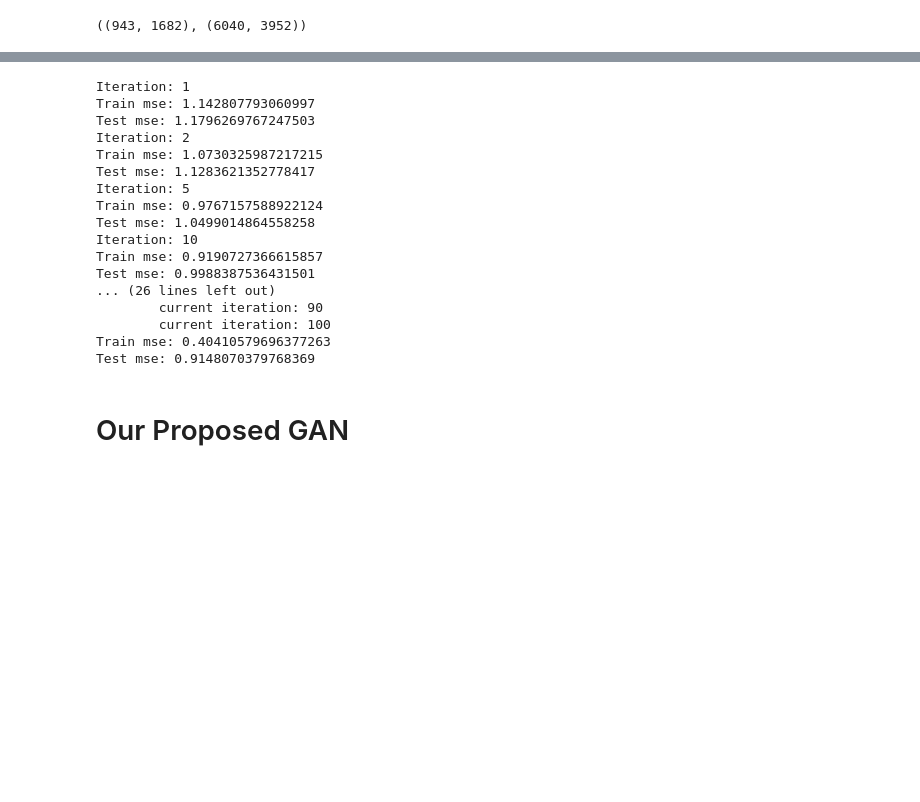
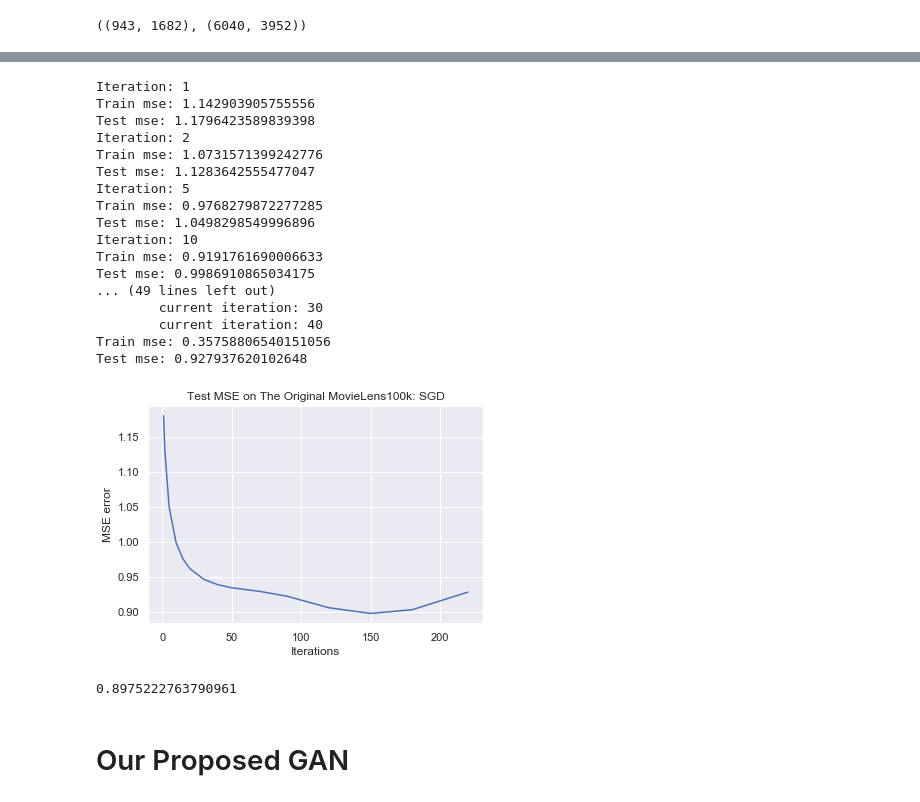
Before and after one commit to DavidTsat/master_thesis_project, a Jupyter notebook: final.ipynb, the cells around one changed output, grey strips where cells are left out. Saved outputs shown, nothing was run; the diff lists cells and outputs as text; code cells hidden in the pictures; blank space fills up the shorter version.

```diff
--- a/final.ipynb
+++ b/final.ipynb
@@ -451,25 +422,33 @@ Test mse: 9.152593151189302
 # %%
-MF_SGD = ExplicitMF(train_100k, 40, learning='sgd', verbose=True)
-iter_array = [1, 2, 5, 10, 25, 50, 100, 200]
-MF_SGD.calculate_learning_curve(iter_array, test_100k, learning_rate=0.001)
+# We are using the best fine tuned hyperparameters of the blog post for evaluation
+mf_sgd_100k = ExplicitMF(train_100k, 40, learning='sgd', verbose=True)
+mf_sgd_100k.calculate_learning_curve(iter_array, test_100k, learning_rate=0.001)
 # %% [output]
 Iteration: 1
-Train mse: 1.142807793060997
-Test mse: 1.1796269767247503
+Train mse: 1.142903905755556
+Test mse: 1.1796423589839398
 Iteration: 2
-Train mse: 1.0730325987217215
-Test mse: 1.1283621352778417
+Train mse: 1.0731571399242776
+Test mse: 1.1283642555477047
 Iteration: 5
-Train mse: 0.9767157588922124
-Test mse: 1.0499014864558258
+Train mse: 0.9768279872277285
+Test mse: 1.0498298549996896
 Iteration: 10
-Train mse: 0.9190727366615857
-Test mse: 0.9988387536431501
-... (26 lines left out)
-        current iteration: 90
-        current iteration: 100
-Train mse: 0.40410579696377263
-Test mse: 0.9148070379768369
+Train mse: 0.9191761690006633
+Test mse: 0.9986910865034175
+... (49 lines left out)
+        current iteration: 30
+        current iteration: 40
+Train mse: 0.35758806540151056
+Test mse: 0.927937620102648
+# %%
+plot_curve(values=mf_sgd_100k.test_mse, title_name="Test MSE on The Original MovieLens100k: SGD", xlabel="Iterations", ylabel="MSE error")
+# %% [output]
+[figure, added]
+# %%
+min(mf_sgd_100k.test_mse)
+# %% [output]
+0.8975222763790961
 # %% [markdown]
 # Our Proposed GAN
 # %%
```
Also changed, not shown: parts of 78 cells of this notebook.
